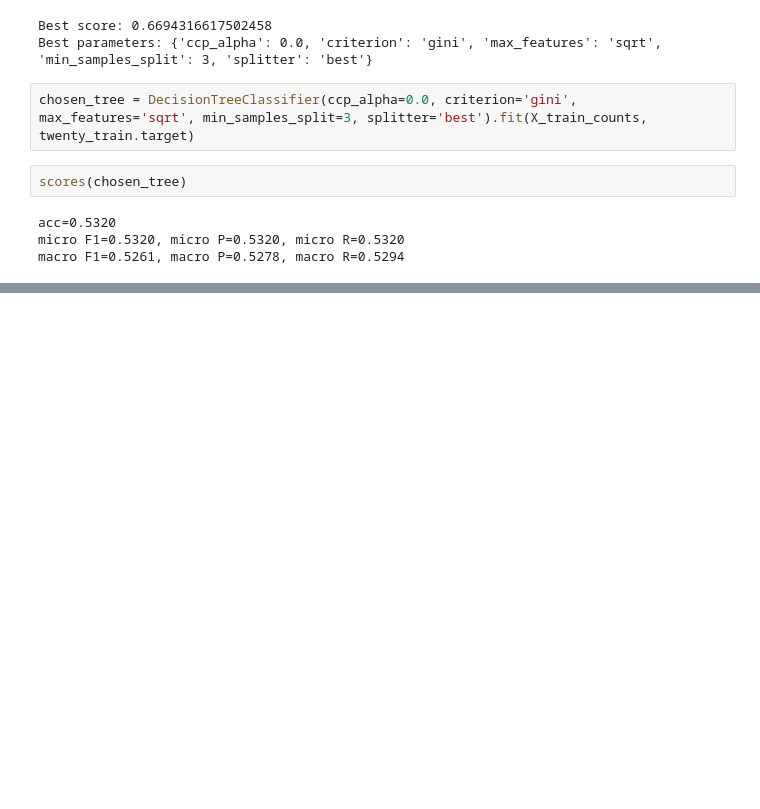
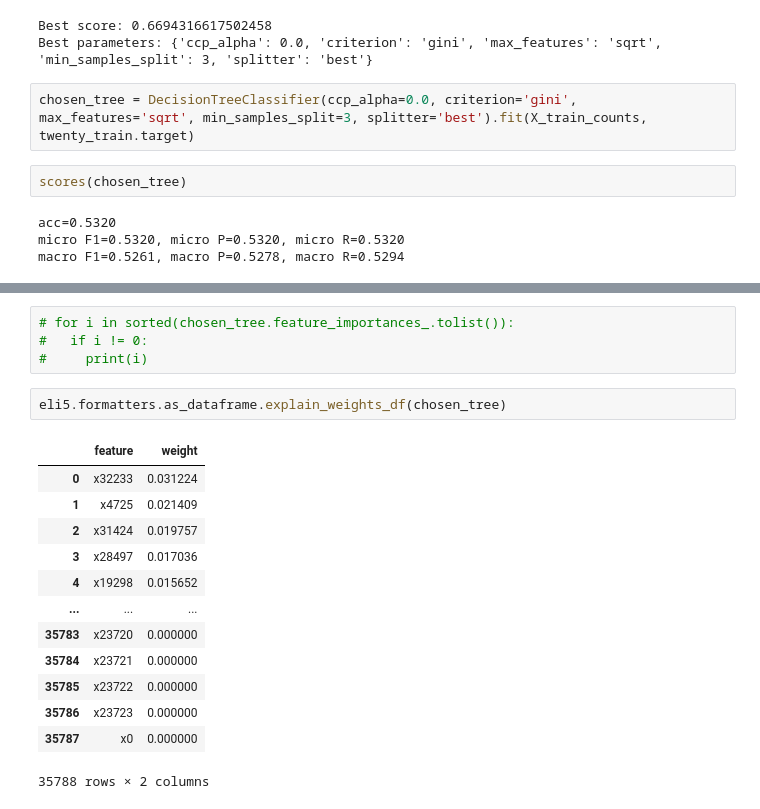
Before and after one commit to DmitryKutsev/ml_hw, a Jupyter notebook: hw3.ipynb, the cells around one changed output, grey strips where cells are left out. Cells and saved outputs as stored; diff of their text form; blank space fills up the shorter version.

```diff
--- a/hw3.ipynb
+++ b/hw3.ipynb
@@ -179,0 +229,20 @@ macro F1=0.5261, macro P=0.5278, macro R=0.5294
+# %%
+# for i in sorted(chosen_tree.feature_importances_.tolist()):
+#   if i != 0:
+#     print(i)
+# %%
+eli5.formatters.as_dataframe.explain_weights_df(chosen_tree)
+# %% [output]
+|  | feature | weight |
+| 0 | x32233 | 0.031224 |
+| 1 | x4725 | 0.021409 |
+| 2 | x31424 | 0.019757 |
+| 3 | x28497 | 0.017036 |
+| 4 | x19298 | 0.015652 |
+| ... | ... | ... |
+| 35783 | x23720 | 0.000000 |
+| 35784 | x23721 | 0.000000 |
+| 35785 | x23722 | 0.000000 |
+| 35786 | x23723 | 0.000000 |
+| 35787 | x0 | 0.000000 |
+35788 rows × 2 columns
```
Also changed, not shown: parts of 5 cells of this notebook.
